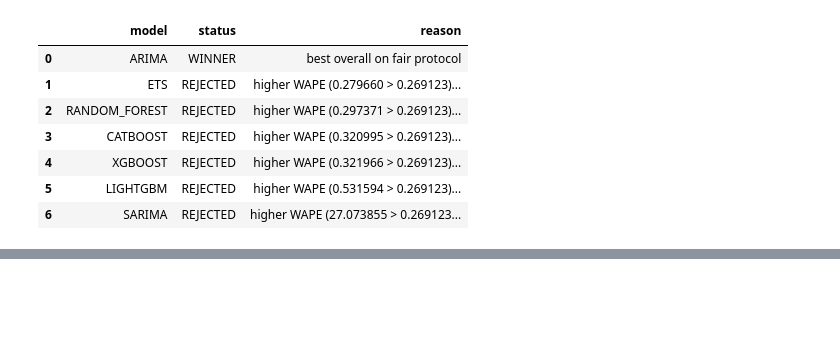
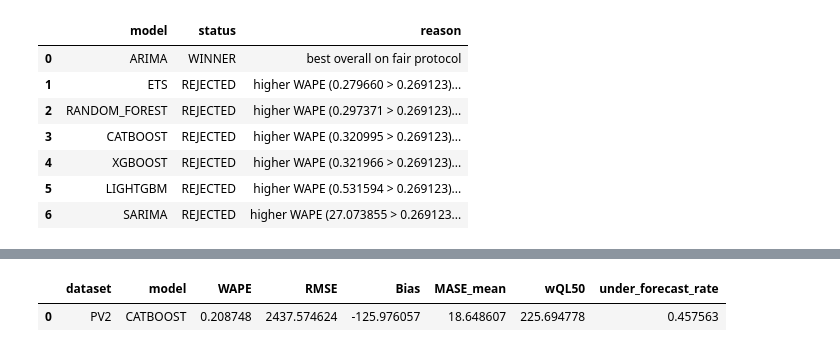
Before and after one commit to Oxshadha/OptiWMS, a Jupyter notebook: Ai miroservices/modeling/notebooks/04_fair_play_model_comparison.ipynb, the cells around one changed output, grey strips where cells are left out. Cells and saved outputs as stored; diff of their text form; code cells hidden in the pictures; blank space fills up the shorter version.

```diff
--- a/Ai miroservices/modeling/notebooks/04_fair_play_model_comparison.ipynb
+++ b/Ai miroservices/modeling/notebooks/04_fair_play_model_comparison.ipynb
@@ -193,0 +227,25 @@ print(result.stdout)
+# %%
+import pandas as pd
+
+pv2_leaderboard = PV2_REPORTS / 'pv2_notebook_tuned_leaderboard.csv'
+pv2_metrics = PV2_REPORTS / 'pv2_notebook_tuned_pv2_metrics.csv'
+
+assert pv2_leaderboard.exists(), f'Missing leaderboard: {pv2_leaderboard}'
+assert pv2_metrics.exists(), f'Missing metrics: {pv2_metrics}'
+
+leaderboard_df = pd.read_csv(pv2_leaderboard)
+metrics_df = pd.read_csv(pv2_metrics)
+
+pv2_test0 = metrics_df[(metrics_df['split'] == 'test') & (metrics_df['horizon'] == 0)].copy()
+pv2_test0 = pv2_test0.sort_values(['WAPE', 'MASE_mean', 'RMSE']).reset_index(drop=True)
+
+display(pv2_test0[['dataset', 'model', 'WAPE', 'RMSE', 'Bias', 'MASE_mean', 'wQL50', 'under_forecast_rate']])
+print('Leaderboard file:', pv2_leaderboard)
+print('Metrics file:', pv2_metrics)
+if not pv2_test0.empty:
+    row = pv2_test0.iloc[0]
+    print('Gate candidate WAPE:', round(float(row['WAPE']), 6))
+    print('Gate candidate status:', 'PASS' if float(row['WAPE']) <= 0.135 else 'FAIL')
+# %% [output]
+|  | dataset | model | WAPE | RMSE | Bias | MASE_mean | wQL50 | under_forecast_rate |
+| 0 | PV2 | CATBOOST | 0.208748 | 2437.574624 | -125.976057 | 18.648607 | 225.694778 | 0.457563 |
```
Also changed, not shown: parts of 4 cells of this notebook, 3 other files.
